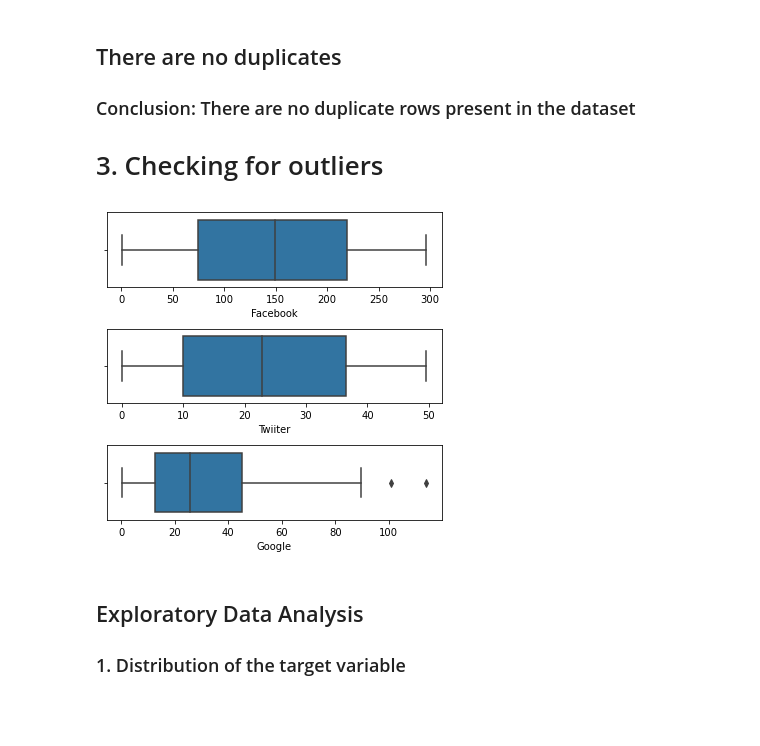
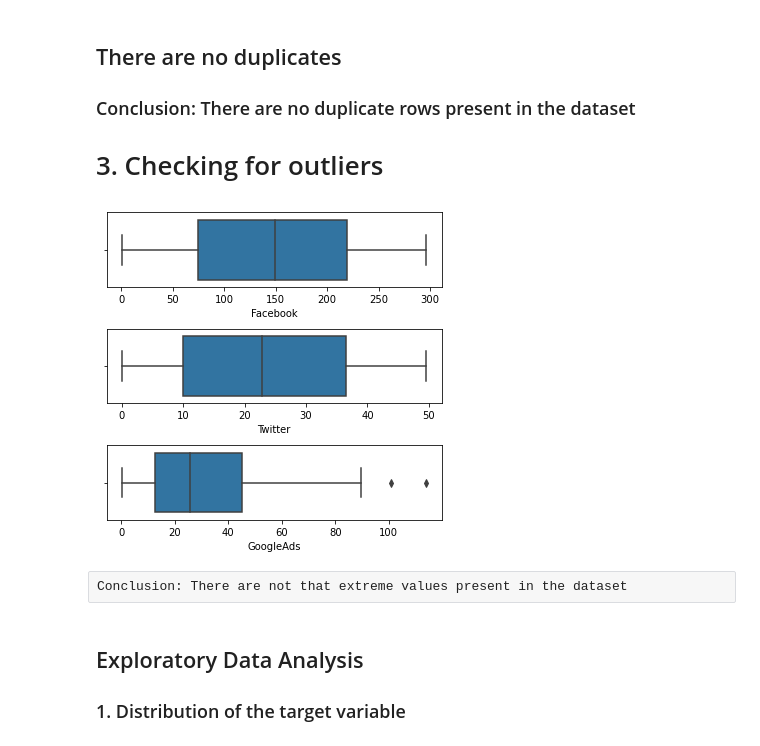
Before and after one commit to greaterpablo/SalesPredictionLinearRegression, a Jupyter notebook: pymaceuticals_starter.ipynb, the cells around one changed output. Saved outputs shown, nothing was run; the diff lists cells and outputs as text; code cells hidden in the pictures; blank space fills up the shorter version.

```diff
--- a/pymaceuticals_starter.ipynb
+++ b/pymaceuticals_starter.ipynb
@@ -65,8 +65,8 @@ False
 # %%
 fig, axs = plt.subplots(3, figsize = (5,5))
 plt1 = sns.boxplot(dataset['Facebook'], ax = axs[0])
-plt2 = sns.boxplot(dataset['Twiiter'], ax = axs[1])
-plt3 = sns.boxplot(dataset['Google'], ax = axs[2])
+plt2 = sns.boxplot(dataset['Twitter'], ax = axs[1])
+plt3 = sns.boxplot(dataset['GoogleAds'], ax = axs[2])
 plt.tight_layout()
 # %% [output]
-[figure, old version]
+[figure, new version]
@@ -75,3 +73,5 @@ plt.tight_layout()
+# %% [raw]
+Conclusion: There are not that extreme values present in the dataset
 # %% [markdown]
 ## Exploratory Data Analysis
 ### 1. Distribution of the target variable
```
Also changed, not shown: parts of 13 cells of this notebook, 1 other file.
